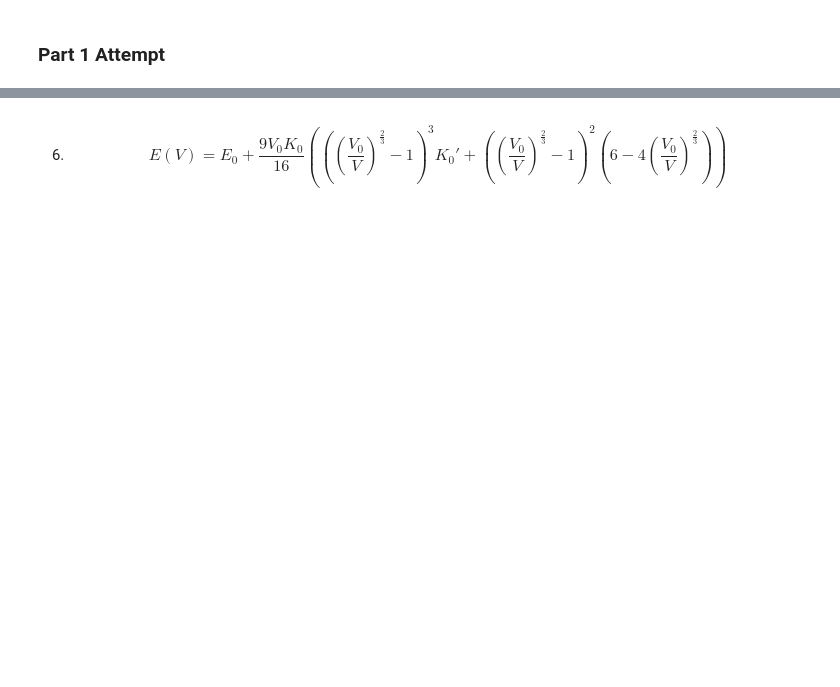
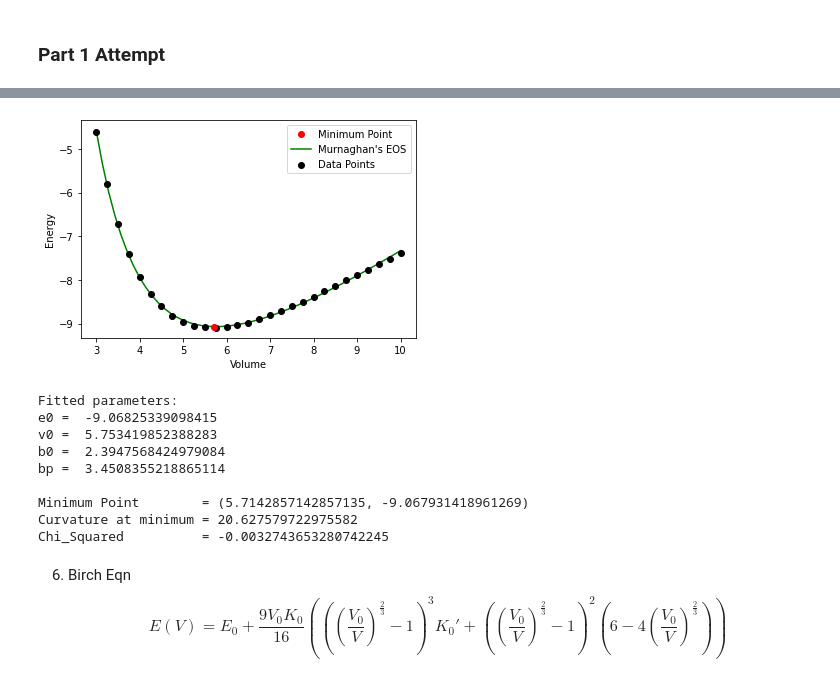
Before and after one commit to teoyi/scientific-computing-archive, a Jupyter notebook: sci-comp-II/Week-2/eos-project.ipynb, the cells around one changed output, grey strips where cells are left out. Saved outputs shown, nothing was run; the diff lists cells and outputs as text; code cells hidden in the pictures; blank space fills up the shorter version.

Commit message:
Completed linear and non linear regression eos project

```diff
--- a/sci-comp-II/Week-2/eos-project.ipynb
+++ b/sci-comp-II/Week-2/eos-project.ipynb
@@ -251,5 +193,79 @@ The chi_squared value is -0.237055569011103.
+# %%
+# Establishing numpy array and values drawn from linear fit
+vv = np.array(v)
+ee = np.array(e)
+for i in y_min2:
+    e0 = i
+for i in x_min2:
+    v0 = i
+
+# Applying linear regression to Murnaghan Eqn
+p0 = [e0, v0, 3, 3] #initial guesses for param
+
+def murn(param, v):
+    e0 = param[0]
+    v0 = param[1]
+    b0 = param[2]
+    bp = param[3]
+    return e0 + b0*v/bp*((v0/v)**bp/(bp-1)+1.0) - b0*v0/(bp-1)
+def objective(pars, y, x):
+    err =  y - murn(pars, x)
+    return err
+
+plsq = least_squares(objective, p0, args=(ee, vv))
+x = np.linspace(min(vv), max(vv), 50)
+y = murn(plsq.x, x)
+
+# Looking for minimum point of fit
+miny = min(y)
+minx_loc = np.where(y == min(y)) # output: pos = 19
+minx = x[19]
+
+# Finding curvature through means of derivative
+def murnprime(v):
+    return (plsq.x[3]*v0*( ( (-plsq.x[3]*(1-plsq.x[3]))/(plsq.x[3]*(plsq.x[3]-1)) ) * (v/v0)**(-plsq.x[3]-1)))
+c1 = murnprime(minx)
+
+# Getting Chi Squared Value
+yval = []
+chi = []
+for n in vv:
+    yval.append(murn(plsq.x, n))
+for n in np.arange(0, len(e)):
+    chival = (yval[n] - ee[n])**2 / ee[n]
+    chi.append(chival)
+chi_squared3 = sum(chi)
+
+plt.plot(minx, miny, 'o', label = 'Minimum Point', color = 'red', zorder = 2)
+plt.plot(x, y, 'k-', color = 'green', label = 'Murnaghan\'s EOS', zorder = 1)
+plt.scatter(v,e, color = 'black', label = 'Data Points', zorder = 2)
+plt.legend()
+plt.xlabel('Volume')
+plt.ylabel('Energy')
+plt.show()
+
+print(f'''Fitted parameters:
+e0 =  {plsq.x[0]}
+v0 =  {plsq.x[1]}
+b0 =  {plsq.x[2]}
+bp =  {plsq.x[3]}
+
+Minimum Point        = ({minx}, {miny})
+Curvature at minimum = {c1}
+Chi_Squared          = {chi_squared3}''')
+# %% [output]
+[figure, added]
+Fitted parameters:
+e0 =  -9.06825339098415
+v0 =  5.753419852388283
+b0 =  2.3947568424979084
+bp =  3.4508355218865114
+
+Minimum Point        = (5.7142857142857135, -9.067931418961269)
+Curvature at minimum = 20.627579722975582
+Chi_Squared          = -0.0032743653280742245
 # %% [markdown]
-6.
+6. Birch Eqn
     \begin{equation} E(V)=E_0+\frac{9V_0K_0}{16}\left(
     \left(\left(\frac{V_0}{V}\right)^\frac{2}{3} - 1
     \right)^3 K_0' +
```
Also changed, not shown: parts of 8 cells of this notebook.
